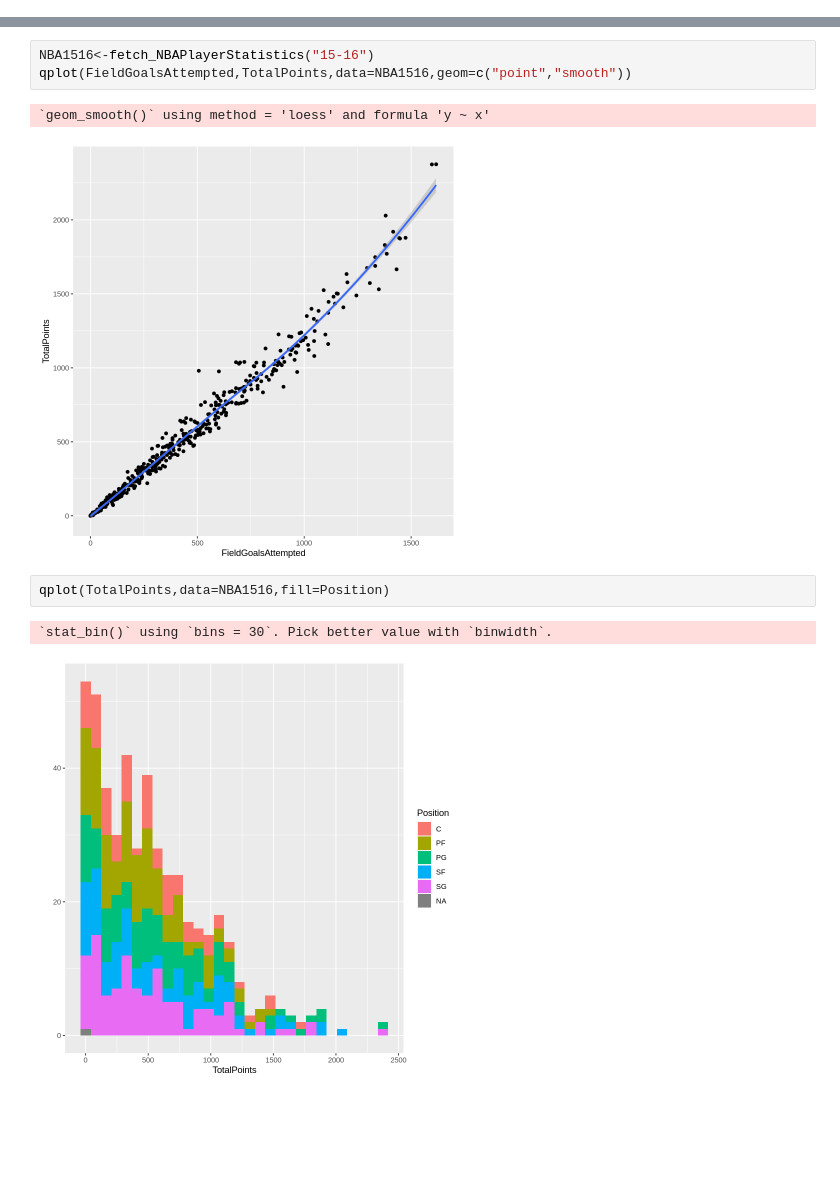
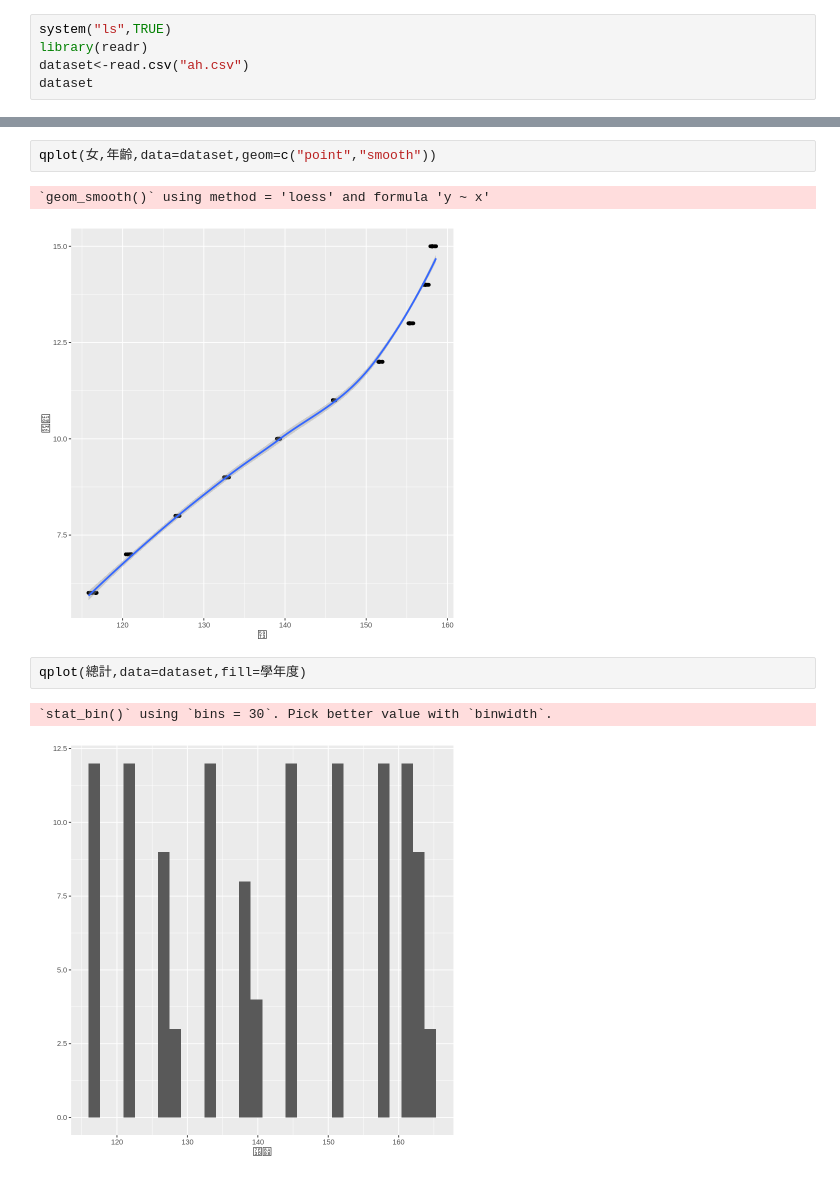
Before and after one commit to jd-mnn/big-data, a Jupyter notebook: assignment_6.ipynb, the cells around one changed output, grey strips where cells are left out. Cells and saved outputs as stored; diff of their text form; blank space fills up the shorter version.

```diff
--- a/assignment_6.ipynb
+++ b/assignment_6.ipynb
@@ -1,2 +1,7 @@
 # %% [markdown]
 <a href="https://colab.research.google.com/github/jd-mnn/big-data/blob/master/assignment_6.ipynb" target="_parent"><img src="https://colab.research.google.com/assets/colab-badge.svg" alt="Open In Colab"/></a>
+# %%
+system("ls",TRUE)
+library(readr)
+dataset<-read.csv("ah.csv")
+dataset
@@ -41,11 +56,10 @@ qplot(FieldGoalsAttempted,TotalPoints,data=NBA1516,geom=c("point","smooth"))
 # %%
-NBA1516<-fetch_NBAPlayerStatistics("15-16")
-qplot(FieldGoalsAttempted,TotalPoints,data=NBA1516,geom=c("point","smooth"))
+qplot(女,年齡,data=dataset,geom=c("point","smooth"))
 # %% [output]
 `geom_smooth()` using method = 'loess' and formula 'y ~ x'
-[figure, old version]
+[figure, new version]
 # %%
-qplot(TotalPoints,data=NBA1516,fill=Position)
+qplot(總計,data=dataset,fill=學年度)
 # %% [output]
 `stat_bin()` using `bins = 30`. Pick better value with `binwidth`.
-[figure, old version]
+[figure, new version]
```
Also changed, not shown: parts of 22 cells of this notebook.
